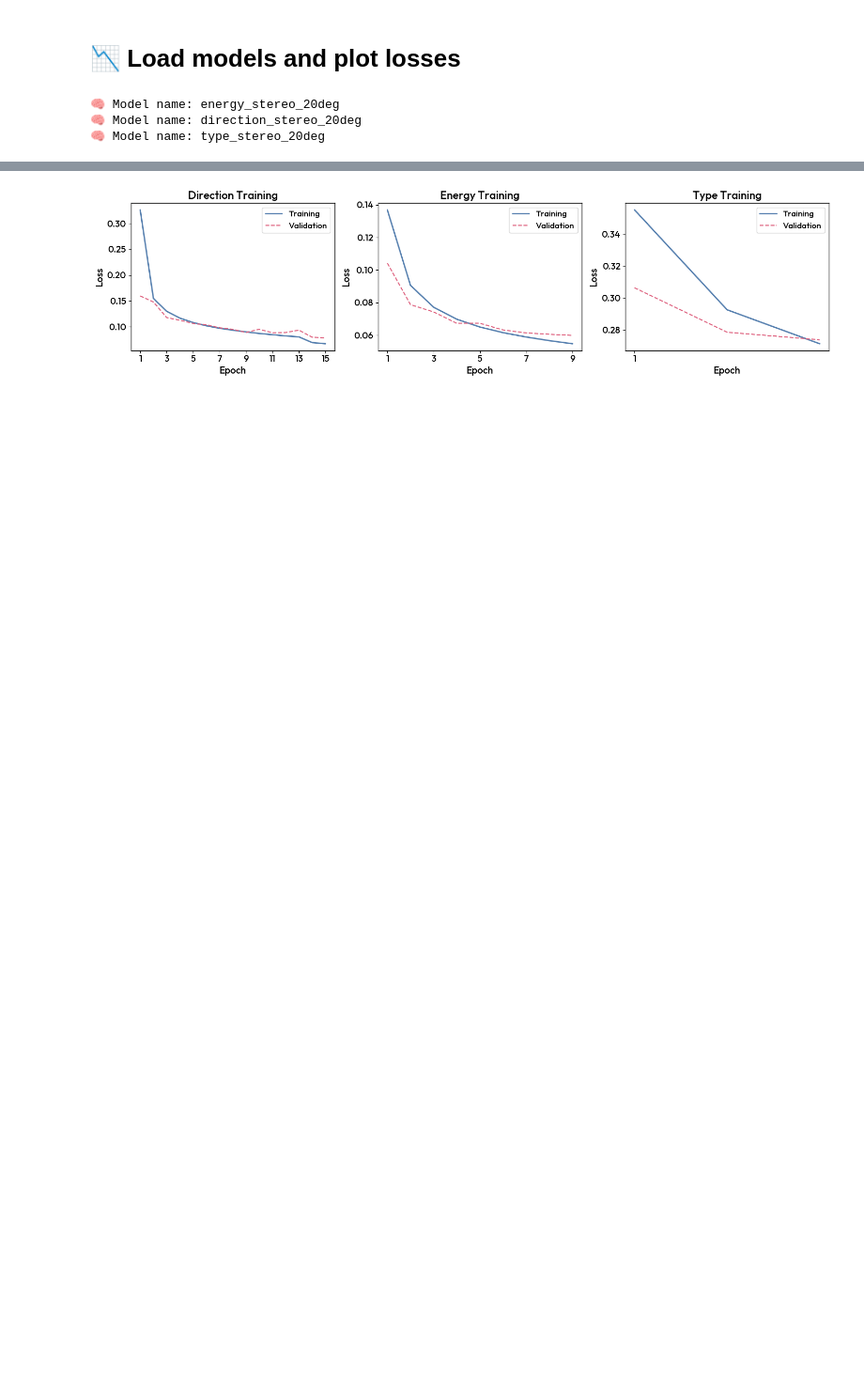
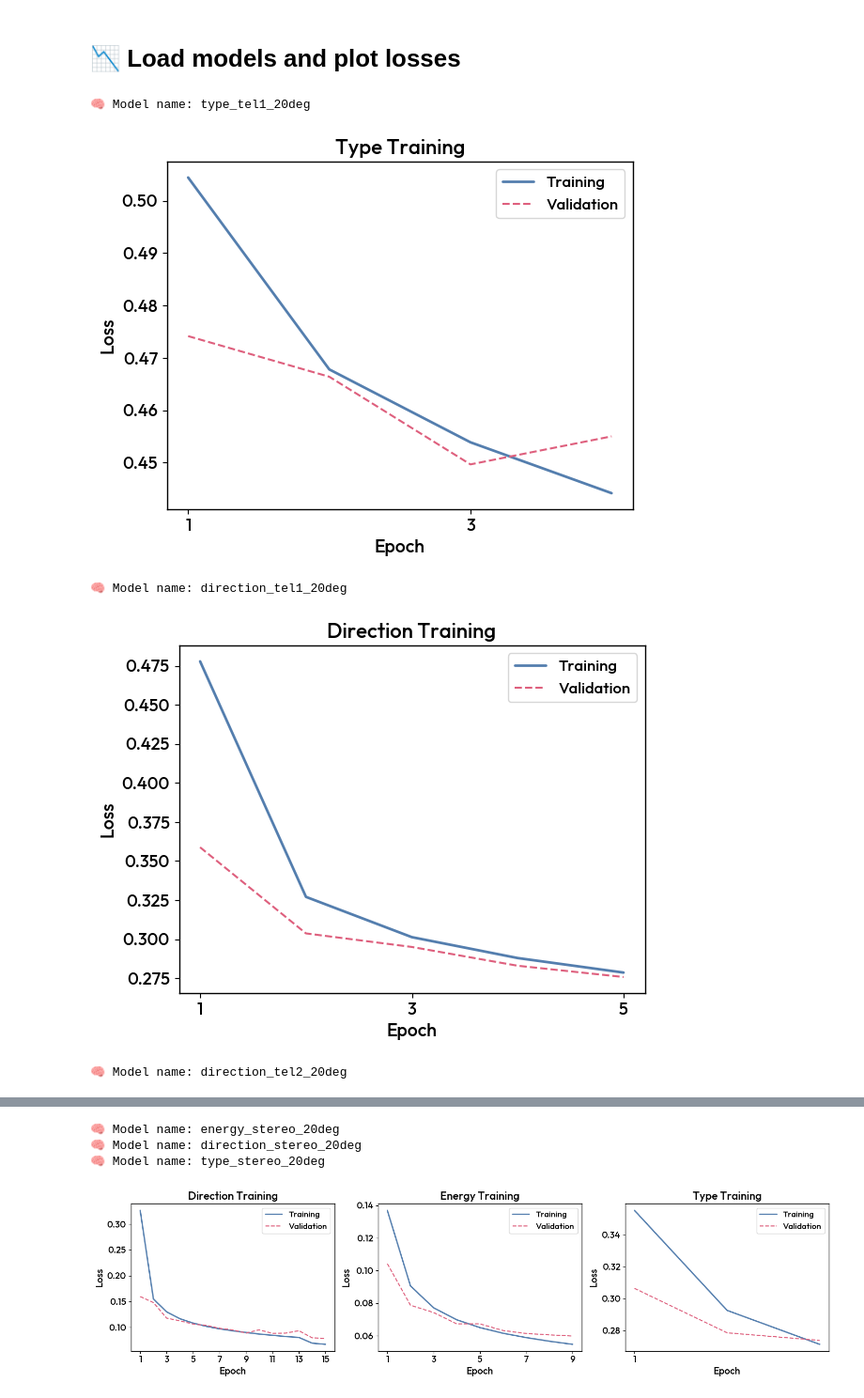
Before and after one commit to BastienLacave/CTLearn-Manager, a Jupyter notebook: notebooks/2_Monitor_Training.ipynb, the cells around one changed output, grey strips where cells are left out. Shown at 94% size. Cells and saved outputs as stored; diff of their text form; code cells hidden in the pictures; blank space fills up the shorter version.

```diff
--- a/notebooks/2_Monitor_Training.ipynb
+++ b/notebooks/2_Monitor_Training.ipynb
@@ -5,11 +5,19 @@ from ctlearn_manager.io.io import load_model_from_index
 # 📉 Load models and plot losses
 # %%
 MODEL_INDEX_FILE = "/home/blacave/CTLearn/Software/CTLearn-Manager/ctearn_models_index.h5"
+energy_model = load_model_from_index("type_tel1_20deg", MODEL_INDEX_FILE)
+energy_model.plot_loss()
+energy_model = load_model_from_index("direction_tel1_20deg", MODEL_INDEX_FILE)
+energy_model.plot_loss()
+energy_model = load_model_from_index("direction_tel2_20deg", MODEL_INDEX_FILE)
+energy_model.plot_loss()
 energy_model = load_model_from_index("energy_stereo_20deg", MODEL_INDEX_FILE)
 direction_model = load_model_from_index("direction_stereo_20deg", MODEL_INDEX_FILE)
 type_model = load_model_from_index("type_stereo_20deg", MODEL_INDEX_FILE)
 Stereo_Tri_Model = CTLearnTriModelManager(direction_model=direction_model, energy_model=energy_model, type_model=type_model)
 # %% [output]
-🧠 Model name: energy_stereo_20deg
-🧠 Model name: direction_stereo_20deg
-🧠 Model name: type_stereo_20deg
+🧠 Model name: type_tel1_20deg
+[figure, added]
+🧠 Model name: direction_tel1_20deg
+[figure, added]
+🧠 Model name: direction_tel2_20deg
@@ -16,3 +25,6 @@ Stereo_Tri_Model = CTLearnTriModelManager(direction_model=direction_model, energ
+🧠 Model name: energy_stereo_20deg
+🧠 Model name: direction_stereo_20deg
+🧠 Model name: type_stereo_20deg
 # %%
 Stereo_Tri_Model.plot_loss()
 # %% [output]
```
Also changed, not shown: parts of 1 cell of this notebook, 3 other files.
